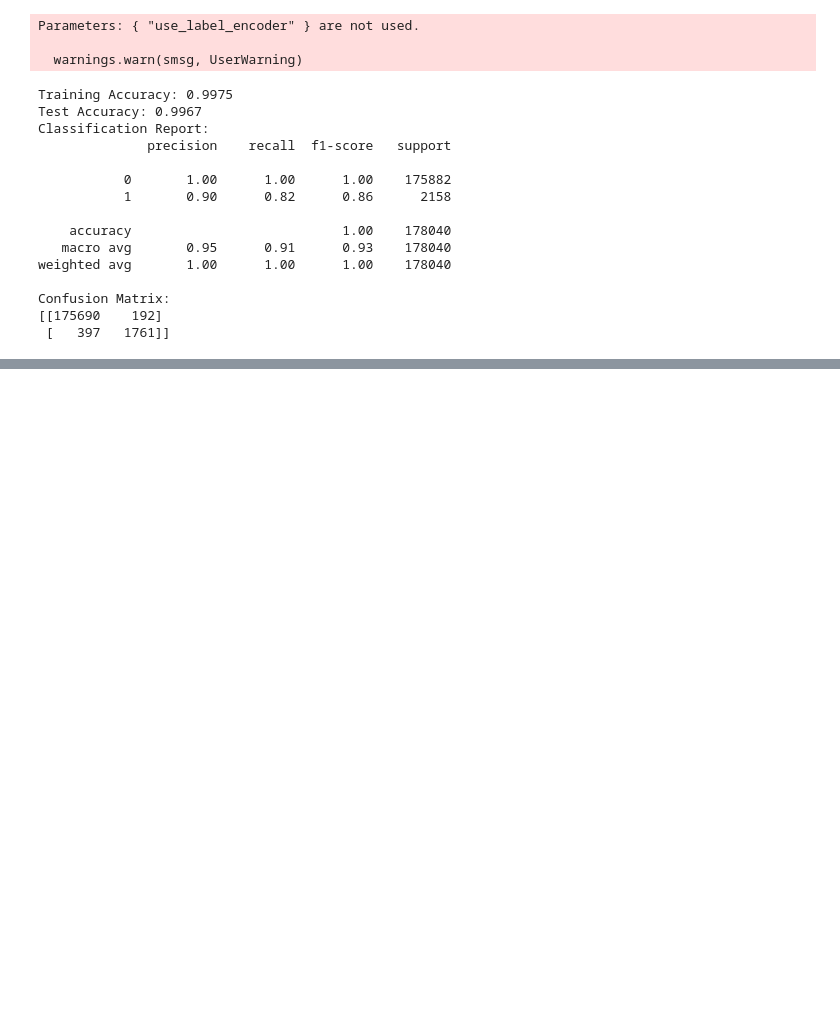
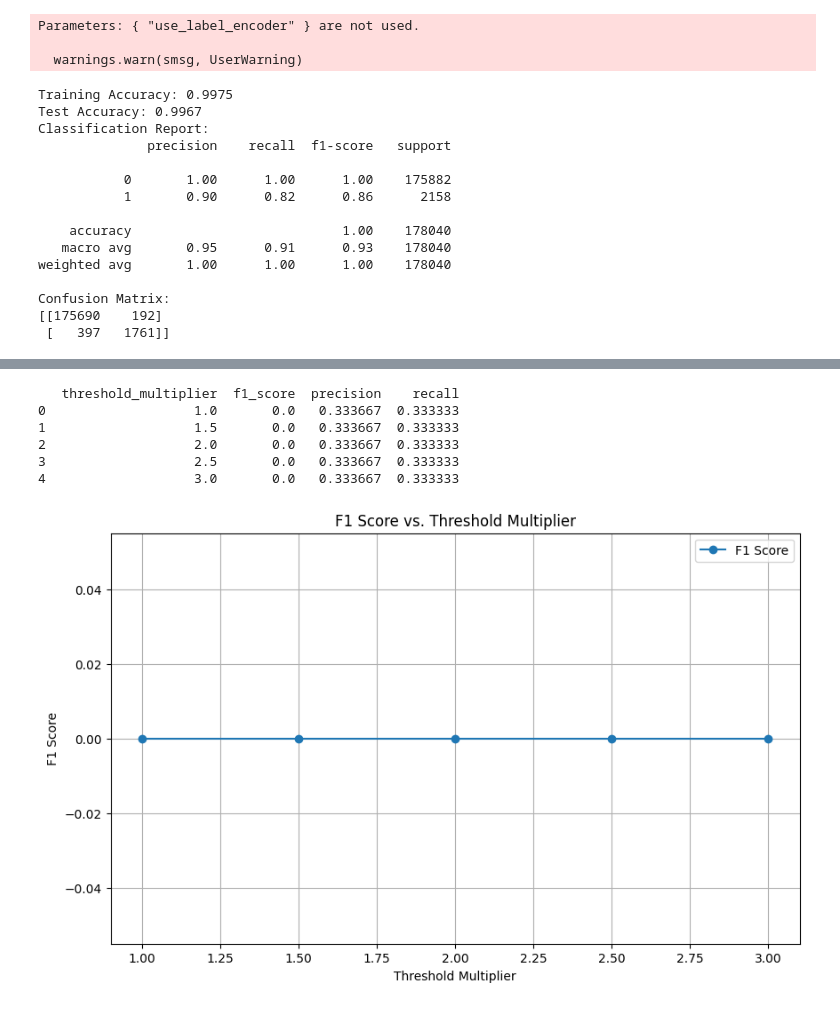
Before and after one commit to 21062872/fraud-detection-rag, a Jupyter notebook: code_files/main.ipynb, the cells around one changed output, grey strips where cells are left out. Cells and saved outputs as stored; diff of their text form; code cells hidden in the pictures; blank space fills up the shorter version.

```diff
--- a/code_files/main.ipynb
+++ b/code_files/main.ipynb
@@ -962,0 +1504,30 @@ Confusion Matrix:
+# %%
+# Define ground truth indices (for example purposes, assume indices 10 to 14 are anomalies)
+ground_truth_indices = ground_truth_indices
+
+# Define threshold multipliers to test
+thresholds = [1.0, 1.5, 2.0, 2.5, 3.0]
+
+# Evaluate thresholds
+results_df = evaluate_thresholds(rag_processed_df, cosine_dissimilarity_matrix, thresholds, ground_truth_indices)
+
+# Print results
+print(results_df)
+
+# Plot results
+plt.figure(figsize=(10, 6))
+plt.plot(results_df['threshold_multiplier'], results_df['f1_score'], marker='o', label='F1 Score')
+plt.xlabel('Threshold Multiplier')
+plt.ylabel('F1 Score')
+plt.title('F1 Score vs. Threshold Multiplier')
+plt.legend()
+plt.grid(True)
+plt.show()
+# %% [output]
+   threshold_multiplier  f1_score  precision    recall
+0                   1.0       0.0   0.333667  0.333333
+1                   1.5       0.0   0.333667  0.333333
+2                   2.0       0.0   0.333667  0.333333
+3                   2.5       0.0   0.333667  0.333333
+4                   3.0       0.0   0.333667  0.333333
+[figure, added]
```
Also changed, not shown: parts of 70 cells of this notebook.
